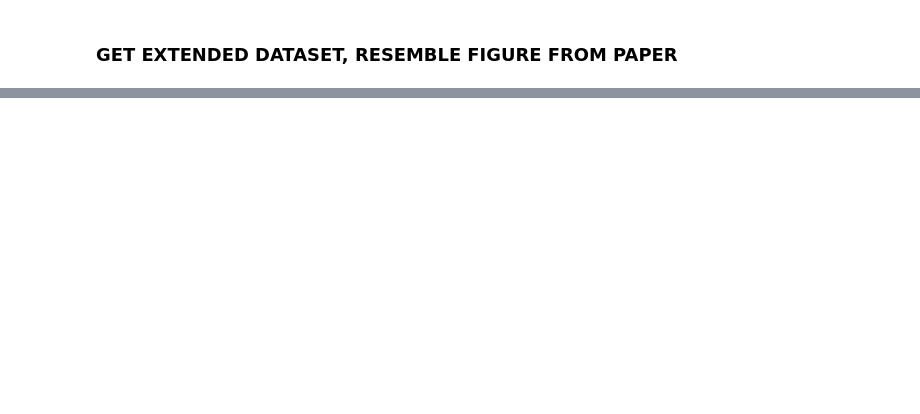
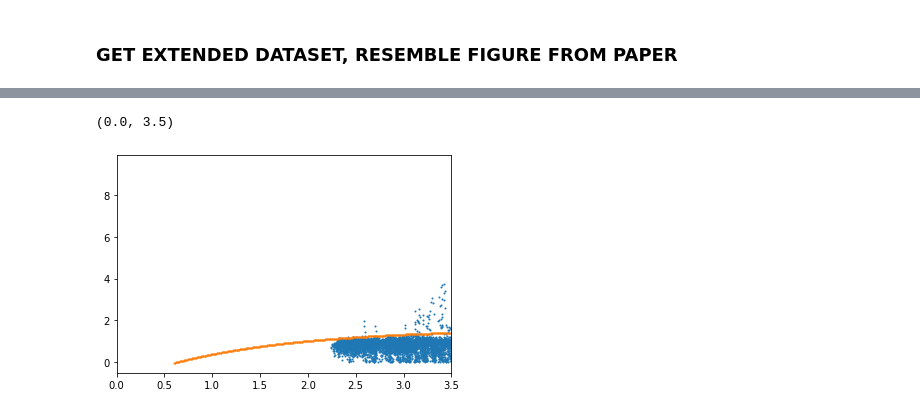
Before and after one commit to AlexPasqua/MLCMS-project, a Jupyter notebook: src/reproduce_FD.ipynb, the cells around one changed output, grey strips where cells are left out. Drawn from its saved outputs; the diff is of its cells as text; code cells hidden in the pictures; blank space fills up the shorter version.

```diff
--- a/src/reproduce_FD.ipynb
+++ b/src/reproduce_FD.ipynb
@@ -73,14 +94,26 @@ plt.scatter(mean_spacing, speed, s=1)
+# %%
+c_f = "../data/processed_ug-180-030.txt"
+tmpRawdata = np.loadtxt(c_f, delimiter=" ", skiprows=1)
+d = {}
+d['FRAME'] = tmpRawdata[:,0]
+d['ID'] = tmpRawdata[:,1]
+d['SPEED'] = tmpRawdata[:,2]
+d['MEAN_SPACING'] = tmpRawdata[:,3]
+d['KNN'] = tmpRawdata[:,4:]
 # %%
-extended_bottleneck_df.to_pickle("../data/extended_bottleneck_df")
-speed = extended_bottleneck_df['SPEED'].to_numpy()
-mean_spacing = extended_bottleneck_df['MEAN_SPACING'].to_numpy()
-c_v0 = 1.64
-c_T = 0.49
-c_l = 0.61
-mean_spacings = extended_bottleneck_df['MEAN_SPACING'].unique()
+extended_corridor_df = d
+speed_cm = extended_corridor_df['SPEED']
+mean_spacing_cm = extended_corridor_df['MEAN_SPACING']
+c_v0 = 1.6
+c_T = 0.86
+c_l = 0.64
 fd_res = []
-for m_s in mean_spacings:
+mean_spacing_linspace = np.linspace(0.6, max(mean_spacing_cm), 1000)
+for m_s in mean_spacing_linspace:
     fd_res.append(fd_exec(m_s, c_v0, c_T, c_l))
-plt.scatter(mean_spacing, speed, s=1)
-plt.scatter(mean_spacings, fd_res, s=1)
-plt.show()
+plt.scatter(mean_spacing_cm, speed_cm, s=1)
+plt.scatter(mean_spacing_linspace, fd_res, s=1)
+plt.xlim(0,3.5)
+# %% [output]
+(0.0, 3.5)
+[figure, added]
```
Also changed, not shown: parts of 15 cells of this notebook, 9 other files.
